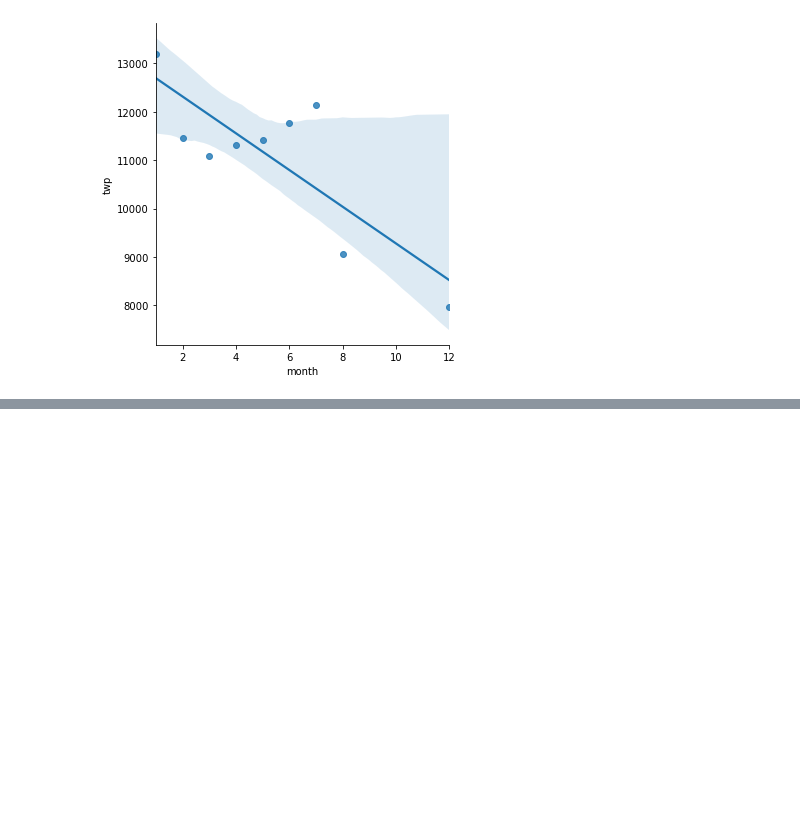
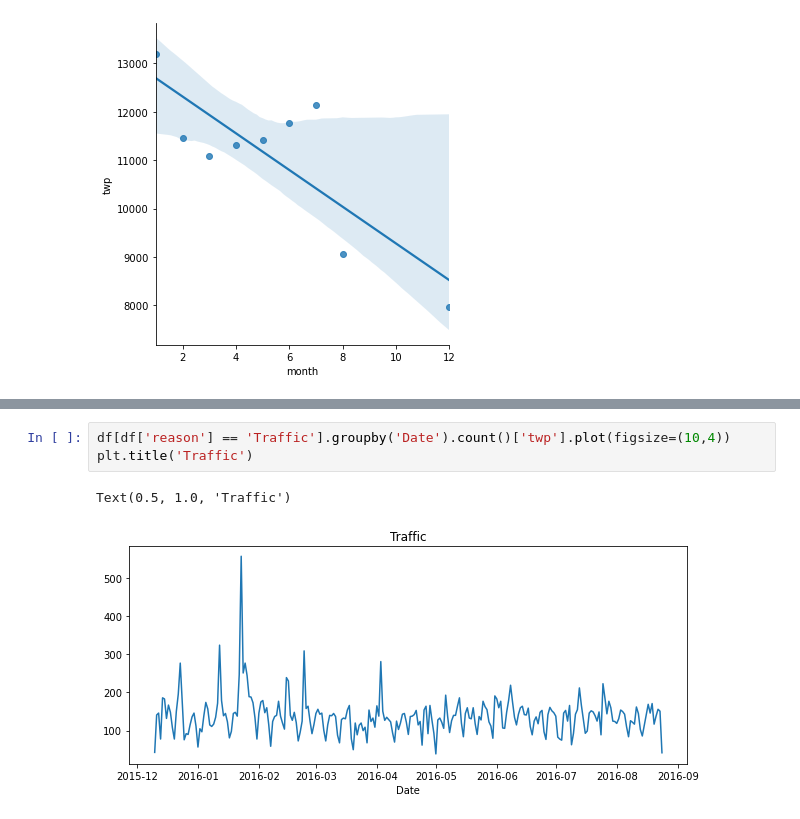
Before and after one commit to ayg15/911CallsAnalysis, a Jupyter notebook: 911 Calls Data Analysis.ipynb, the cells around one changed output, grey strips where cells are left out. Saved outputs shown, nothing was run; the diff lists cells and outputs as text; blank space fills up the shorter version.

```diff
--- a/911 Calls Data Analysis.ipynb
+++ b/911 Calls Data Analysis.ipynb
@@ -223,0 +268,6 @@ sns.lmplot(x='month', y='twp', data=byMonth)
+# %%
+df[df['reason'] == 'Traffic'].groupby('Date').count()['twp'].plot(figsize=(10,4))
+plt.title('Traffic')
+# %% [output]
+Text(0.5, 1.0, 'Traffic')
+[figure, added]
```
Also changed, not shown: parts of 8 cells of this notebook.
